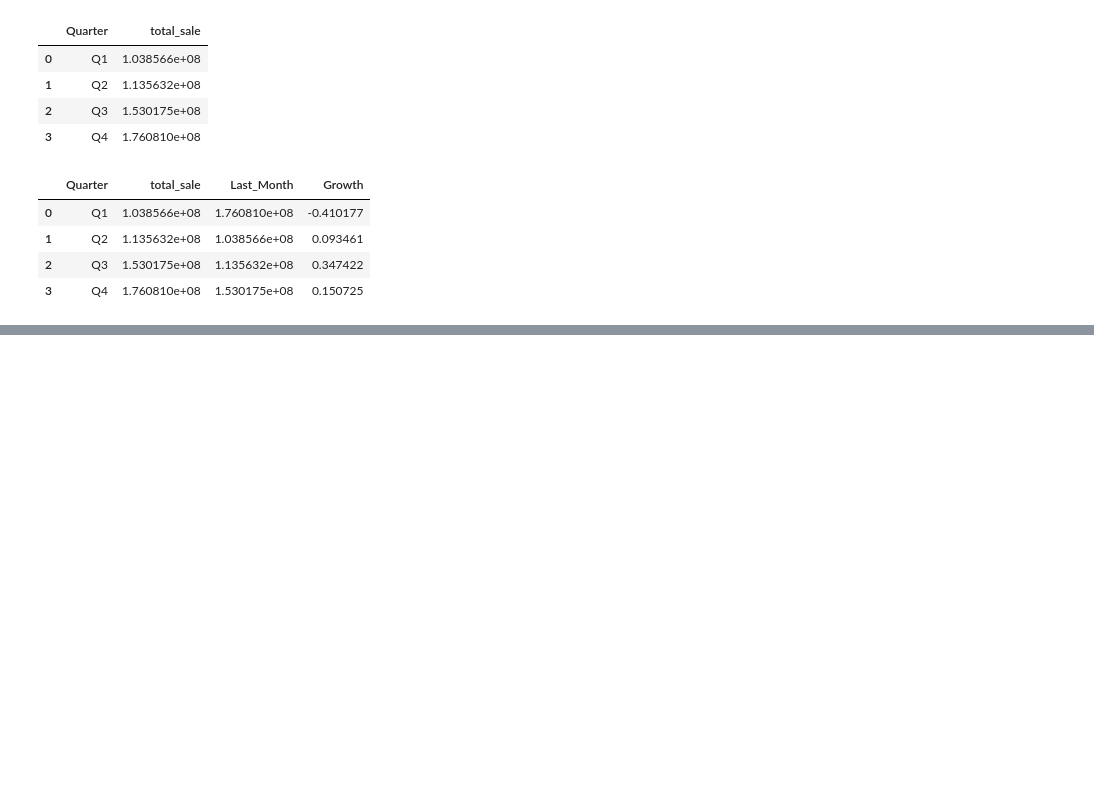
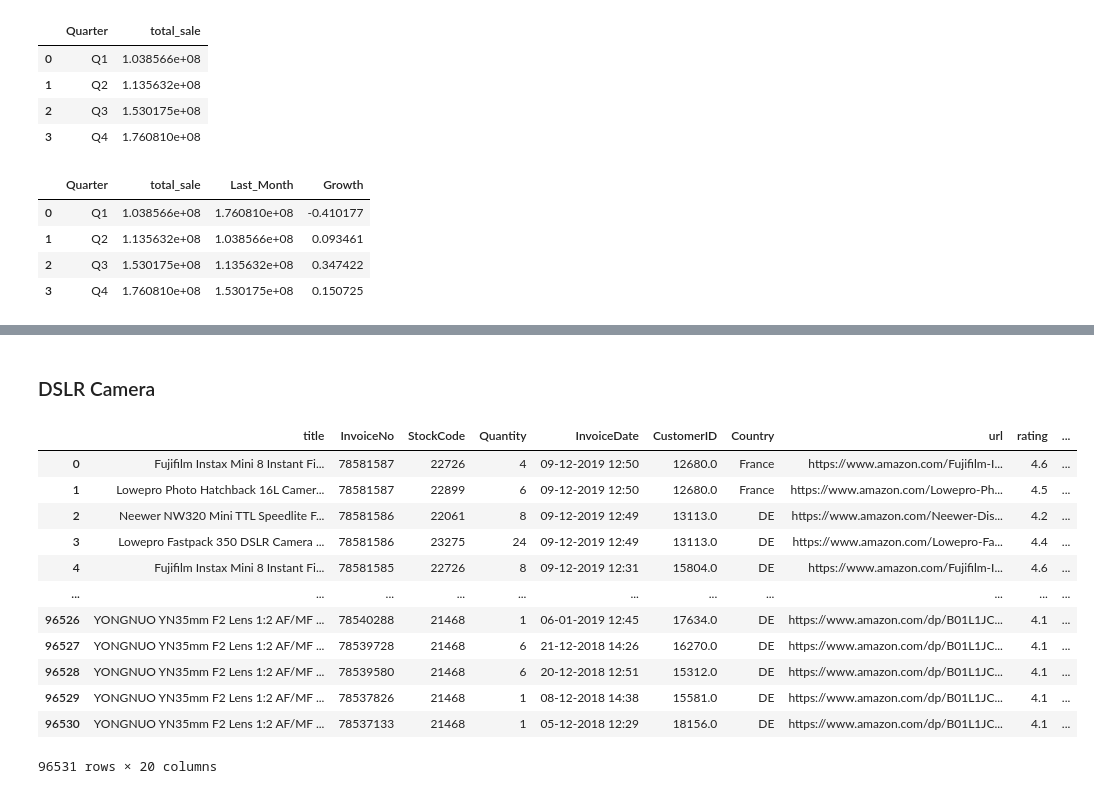
Before and after one commit to selinbulbul/ecommerce-scrape, a Jupyter notebook: New folder/tasks.ipynb, the cells around one changed output, grey strips where cells are left out. Cells and saved outputs as stored; diff of their text form; code cells hidden in the pictures; blank space fills up the shorter version.

```diff
--- a/New folder/tasks.ipynb
+++ b/New folder/tasks.ipynb
@@ -835,0 +839,19 @@ p.set_xticklabels(xlabels, size=10, rotation = "vertical")
+# %% [markdown]
+### DSLR Camera
+# %%
+df_DSLR = df[(df["product_type"] == "dslr camera")]
+df_DSLR
+# %% [output]
+|  | title | InvoiceNo | StockCode | Quantity | InvoiceDate | CustomerID | Country | url | rating | ... |
+| 0 | Fujifilm Instax Mini 8 Instant Fi... | 78581587 | 22726 | 4 | 09-12-2019 12:50 | 12680.0 | France | https://www.amazon.com/Fujifilm-I... | 4.6 | ... |
+| 1 | Lowepro Photo Hatchback 16L Camer... | 78581587 | 22899 | 6 | 09-12-2019 12:50 | 12680.0 | France | https://www.amazon.com/Lowepro-Ph... | 4.5 | ... |
+| 2 | Neewer NW320 Mini TTL Speedlite F... | 78581586 | 22061 | 8 | 09-12-2019 12:49 | 13113.0 | DE | https://www.amazon.com/Neewer-Dis... | 4.2 | ... |
+| 3 | Lowepro Fastpack 350 DSLR Camera ... | 78581586 | 23275 | 24 | 09-12-2019 12:49 | 13113.0 | DE | https://www.amazon.com/Lowepro-Fa... | 4.4 | ... |
+| 4 | Fujifilm Instax Mini 8 Instant Fi... | 78581585 | 22726 | 8 | 09-12-2019 12:31 | 15804.0 | DE | https://www.amazon.com/Fujifilm-I... | 4.6 | ... |
+| ... | ... | ... | ... | ... | ... | ... | ... | ... | ... | ... |
+| 96526 | YONGNUO YN35mm F2 Lens 1:2 AF/MF ... | 78540288 | 21468 | 1 | 06-01-2019 12:45 | 17634.0 | DE | https://www.amazon.com/dp/B01L1JC... | 4.1 | ... |
+| 96527 | YONGNUO YN35mm F2 Lens 1:2 AF/MF ... | 78539728 | 21468 | 6 | 21-12-2018 14:26 | 16270.0 | DE | https://www.amazon.com/dp/B01L1JC... | 4.1 | ... |
+| 96528 | YONGNUO YN35mm F2 Lens 1:2 AF/MF ... | 78539580 | 21468 | 6 | 20-12-2018 12:51 | 15312.0 | DE | https://www.amazon.com/dp/B01L1JC... | 4.1 | ... |
+| 96529 | YONGNUO YN35mm F2 Lens 1:2 AF/MF ... | 78537826 | 21468 | 1 | 08-12-2018 14:38 | 15581.0 | DE | https://www.amazon.com/dp/B01L1JC... | 4.1 | ... |
+| 96530 | YONGNUO YN35mm F2 Lens 1:2 AF/MF ... | 78537133 | 21468 | 1 | 05-12-2018 12:29 | 18156.0 | DE | https://www.amazon.com/dp/B01L1JC... | 4.1 | ... |
+96531 rows × 20 columns
```
Also changed, not shown: parts of 38 cells of this notebook.
